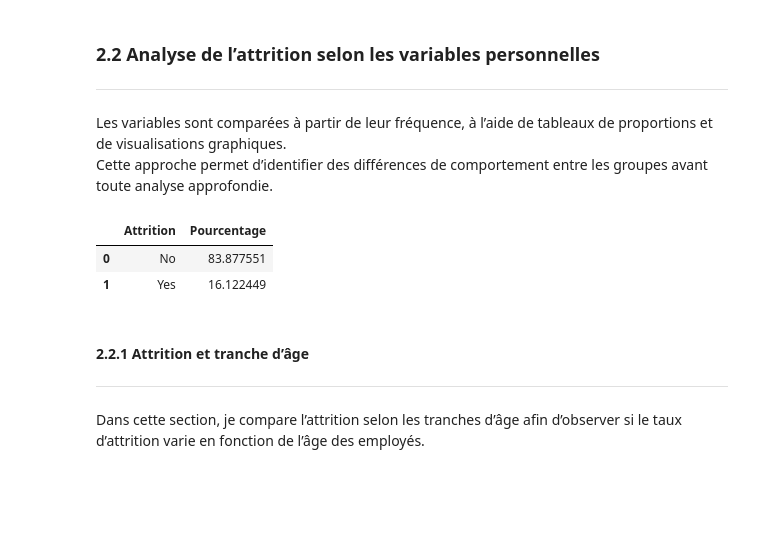
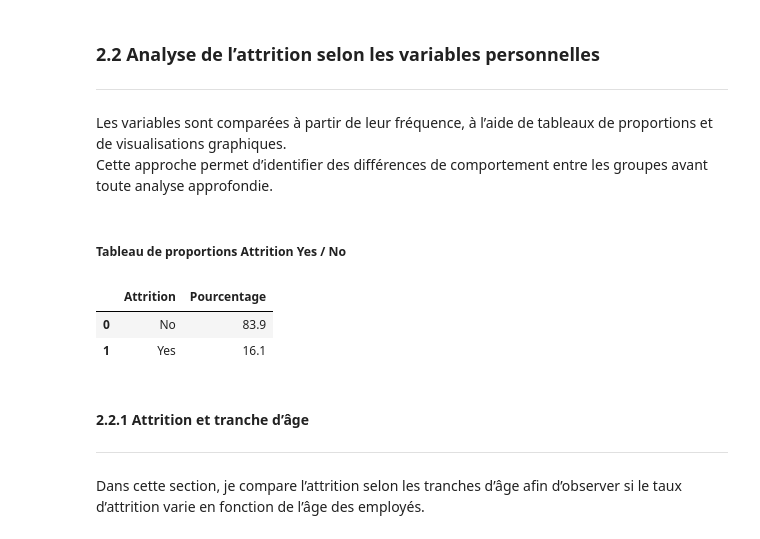
Before and after one commit to Kemuri15/employee-attrition-analysis, a Jupyter notebook: notebooks/03_axes_vie_perso.ipynb, the cells around one changed output. Drawn from its saved outputs; the diff is of its cells as text; code cells hidden in the pictures; blank space fills up the shorter version.

```diff
--- a/notebooks/03_axes_vie_perso.ipynb
+++ b/notebooks/03_axes_vie_perso.ipynb
@@ -534,17 +534,19 @@ Dans cette section, je compare la variable cible, l’attrition, aux variables p
 ---
 Les variables sont comparées à partir de leur fréquence, à l’aide de tableaux de proportions et de visualisations graphiques.
 Cette approche permet d’identifier des différences de comportement entre les groupes avant toute analyse approfondie.
+# %% [markdown]
+##### Tableau de proportions Attrition Yes / No
 # %%
-attrition = df_vie_perso['Attrition'].value_counts(normalize=True).sort_values(ascending=False)*100
+attrition = df_vie_perso['Attrition'].value_counts(normalize=True).sort_values(ascending=False).round(3)*100
 
 df_attrition = attrition.reset_index()
 df_attrition.columns = ['Attrition', "Pourcentage"]
 
 df_attrition
 # %% [output]
 |  | Attrition | Pourcentage |
-| 0 | No | 83.877551 |
-| 1 | Yes | 16.122449 |
+| 0 | No | 83.9 |
+| 1 | Yes | 16.1 |
 # %% [markdown]
 #### 2.2.1 Attrition et tranche d’âge
 ---
```
Also changed, not shown: parts of 8 cells of this notebook.
